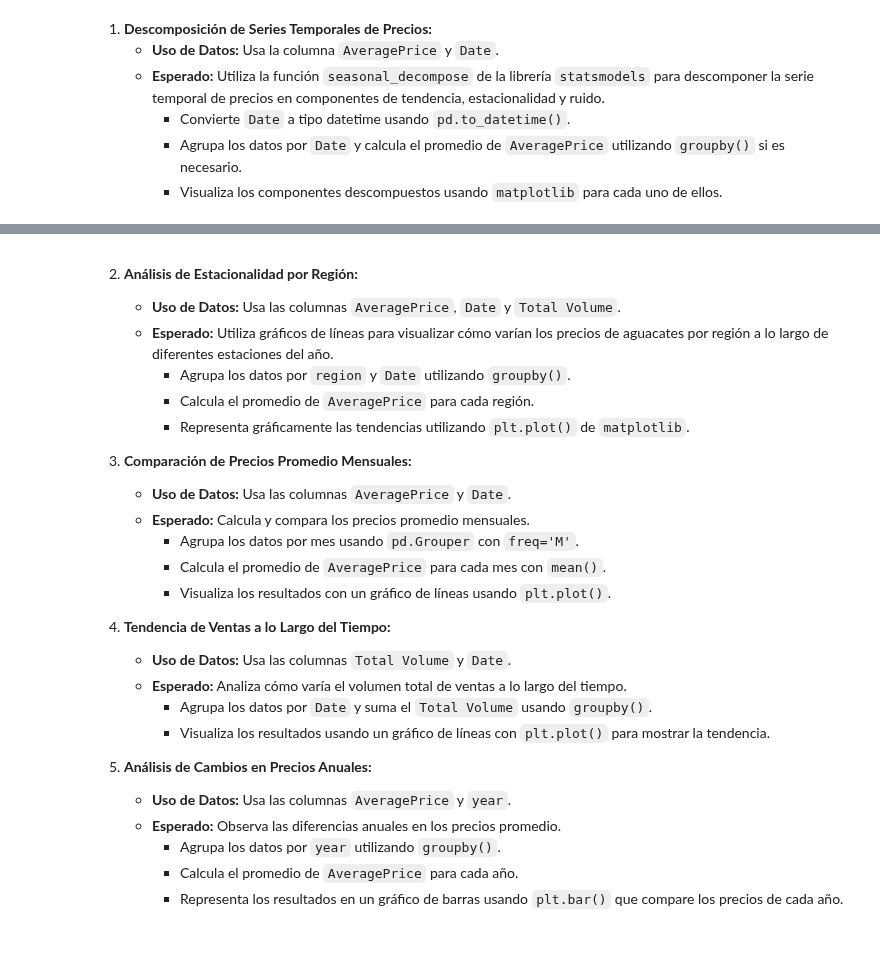
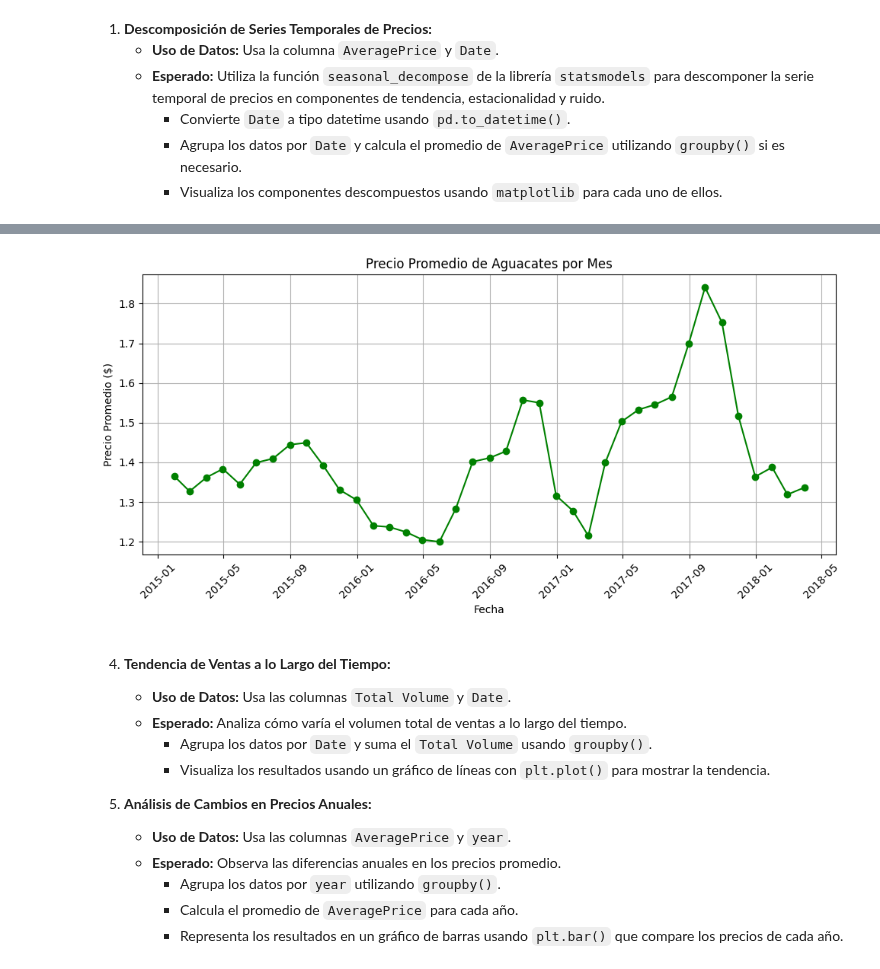
Before and after one commit to albagd77/MAGic-Avocado-TP1, a Jupyter notebook: 01_series_temporales.ipynb, the cells around one changed output, grey strips where cells are left out. Cells and saved outputs as stored; diff of their text form; code cells hidden in the pictures; blank space fills up the shorter version.

```diff
--- a/01_series_temporales.ipynb
+++ b/01_series_temporales.ipynb
@@ -33,18 +162,27 @@ df
+# %%
+#Vamos a calcular los precios promedio mensuales
+df_copy_3=df_copy.groupby(pd.Grouper(key='Date',freq='M'))['AveragePrice'].mean().reset_index()
+
+plt.figure(figsize=(10, 5))  # Ajustar el tamaño de la figura
+
+# Graficar usando plt.plot()
+plt.plot(df_copy_3['Date'], df_copy_3['AveragePrice'], marker='o', linestyle='-', color='g')
+
+# Personalizar el gráfico
+plt.title('Precio Promedio de Aguacates por Mes')
+plt.xlabel('Fecha')
+plt.ylabel('Precio Promedio ($)')
+plt.xticks(rotation=45)
+plt.grid(True)  # Agregamos cuadrícula
+plt.tight_layout()  # Ajustar el diseño para que no se superpongan elementos
+plt.show()
+# %% [output]
+[figure, added]
 # %% [markdown]
 
-2. **Análisis de Estacionalidad por Región:**
-   - **Uso de Datos:** Usa las columnas `AveragePrice`, `Date` y `Total Volume`.
-   - **Esperado:** Utiliza gráficos de líneas para visualizar cómo varían los precios de aguacates por región a lo largo de diferentes estaciones del año.
-     - Agrupa los datos por `region` y `Date` utilizando `groupby()`.
-     - Calcula el promedio de `AveragePrice` para cada región.
-     - Representa gráficamente las tendencias utilizando `plt.plot()` de `matplotlib`.
 
-3. **Comparación de Precios Promedio Mensuales:**
-   - **Uso de Datos:** Usa las columnas `AveragePrice` y `Date`.
-   - **Esperado:** Calcula y compara los precios promedio mensuales.
-     - Agrupa los datos por mes usando `pd.Grouper` con `freq='M'`.
-     - Calcula el promedio de `AveragePrice` para cada mes con `mean()`.
-     - Visualiza los resultados con un gráfico de líneas usando `plt.plot()`.
+
+
 
 4. **Tendencia de Ventas a lo Largo del Tiempo:**
    - **Uso de Datos:** Usa las columnas `Total Volume` y `Date`.
```
Also changed, not shown: parts of 10 cells of this notebook.
